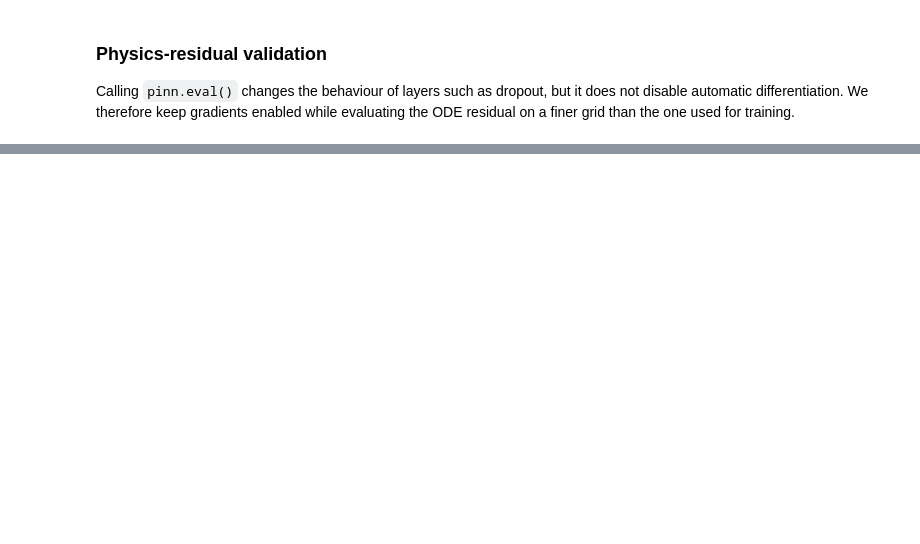
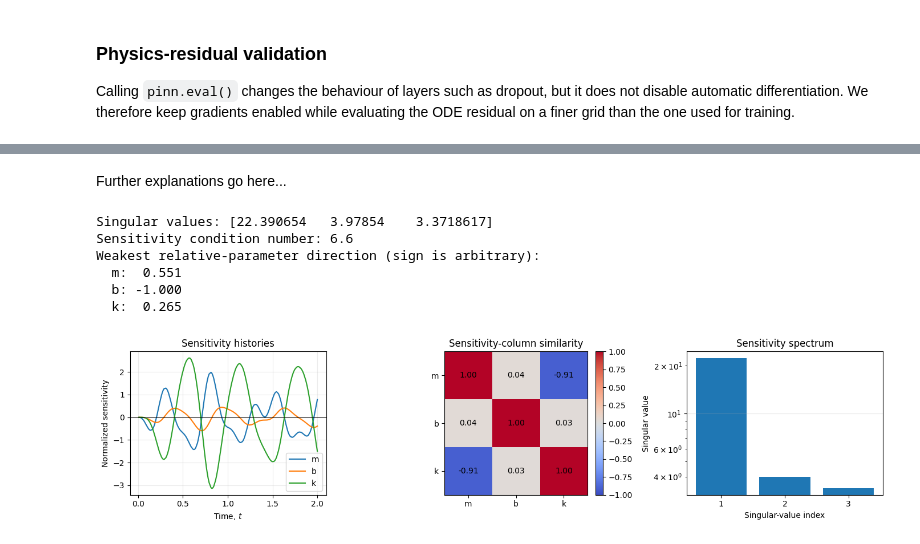
Before and after one commit to alphaville/EstimationTheoryNotebooks, a Jupyter notebook: 5_neural/2_pinn.ipynb, the cells around one changed output, grey strips where cells are left out. Cells and saved outputs as stored; diff of their text form; code cells hidden in the pictures; blank space fills up the shorter version.

Commit message:
PINNs: sensitivity analysis and weak identifiability

```diff
--- a/5_neural/2_pinn.ipynb
+++ b/5_neural/2_pinn.ipynb
@@ -606,0 +655,71 @@ Residual RMS relative: 2.29%
+# %% [markdown]
+Further explanations go here...
+# %%
+_, singular_values, right_singular_vectors = torch.linalg.svd(
+    normalized_sensitivity, full_matrices=False
+)
+condition_number = singular_values[0] / singular_values[-1]
+
+column_norms = torch.linalg.vector_norm(normalized_sensitivity, dim=0)
+cosine_similarity = (
+    normalized_sensitivity.T @ normalized_sensitivity
+) / torch.outer(column_norms, column_norms)
+
+weak_direction = right_singular_vectors[-1]
+weak_direction = weak_direction / torch.max(torch.abs(weak_direction))
+
+print("Singular values:", singular_values.cpu().numpy())
+print(f"Sensitivity condition number: {condition_number.item():.1f}")
+print("Weakest relative-parameter direction (sign is arbitrary):")
+for name, coefficient in zip(parameter_names, weak_direction):
+    print(f"  {name}: {coefficient.item(): .3f}")
+
+fig, axes = plt.subplots(1, 3, figsize=(14, 3.5))
+
+for column, name in enumerate(parameter_names):
+    axes[0].plot(
+        sensitivity_times.cpu(),
+        normalized_sensitivity[:, column].cpu(),
+        label=name,
+    )
+axes[0].axhline(0.0, color="black", linewidth=0.7)
+axes[0].set(
+    xlabel="Time, $t$", ylabel="Normalized sensitivity",
+    title="Sensitivity histories",
+)
+axes[0].grid(alpha=0.25)
+axes[0].legend()
+
+image = axes[1].imshow(
+    cosine_similarity.cpu(), vmin=-1.0, vmax=1.0, cmap="coolwarm"
+)
+axes[1].set_xticks(range(3), parameter_names)
+axes[1].set_yticks(range(3), parameter_names)
+axes[1].set_title("Sensitivity-column similarity")
+for row in range(3):
+    for column in range(3):
+        axes[1].text(
+            column, row, f"{cosine_similarity[row, column].item():.2f}",
+            ha="center", va="center",
+        )
+fig.colorbar(image, ax=axes[1], fraction=0.046, pad=0.04)
+
+axes[2].bar(range(1, 4), singular_values.cpu())
+axes[2].set_yscale("log")
+axes[2].set_xticks(range(1, 4))
+axes[2].set(
+    xlabel="Singular-value index", ylabel="Singular value",
+    title="Sensitivity spectrum",
+)
+axes[2].grid(axis="y", alpha=0.25)
+
+fig.tight_layout()
+plt.show()
+# %% [output]
+Singular values: [22.390654   3.97854    3.3718617]
+Sensitivity condition number: 6.6
+Weakest relative-parameter direction (sign is arbitrary):
+  m:  0.551
+  b: -1.000
+  k:  0.265
+[figure, added]
```
Also changed, not shown: parts of 7 cells of this notebook.
